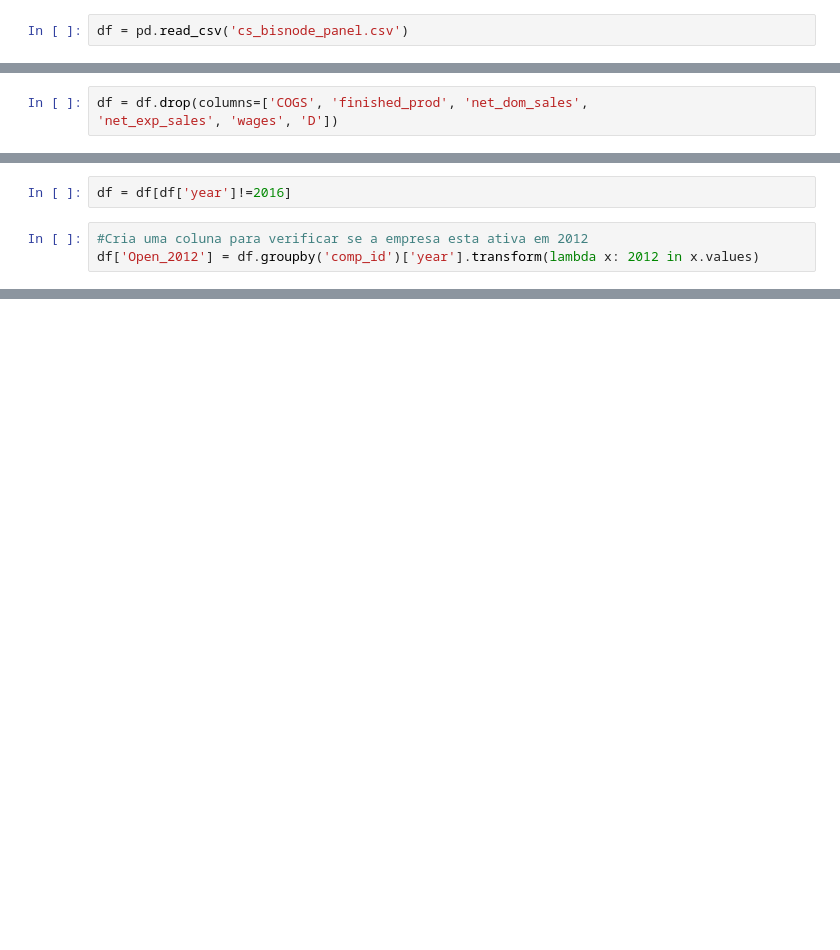
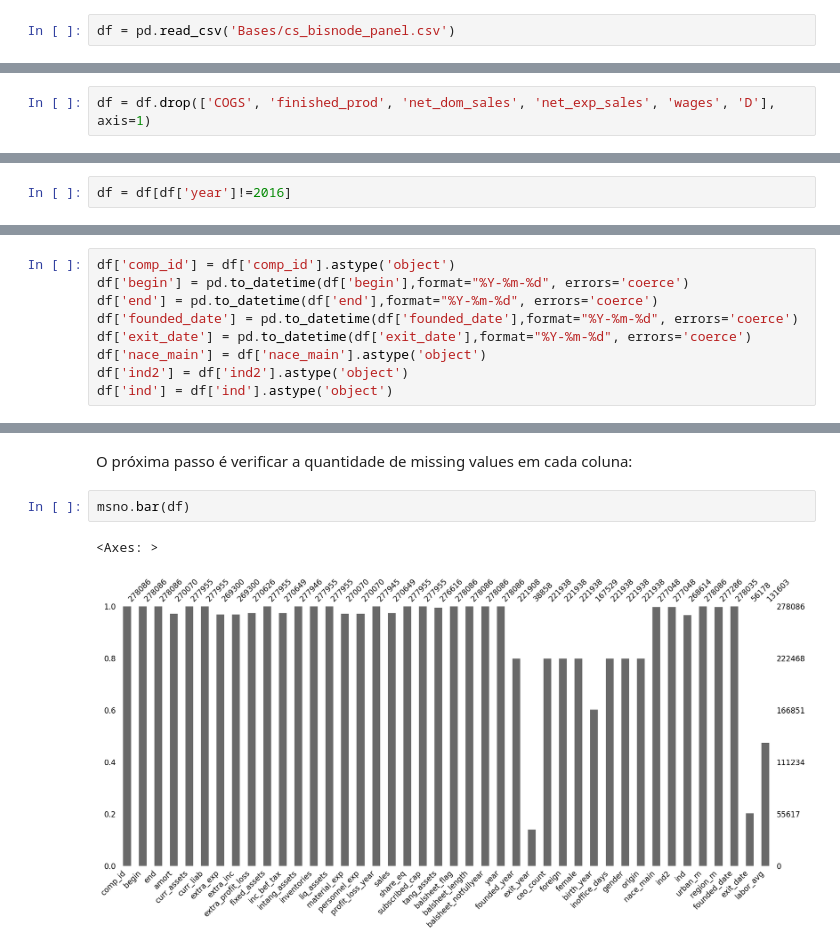
Before and after one commit to adambry/Atividade_Integradora_1T, a Jupyter notebook: Projeto_Integrador.ipynb, the cells around one changed output, grey strips where cells are left out. Drawn from its saved outputs; the diff is of its cells as text; blank space fills up the shorter version.

```diff
--- a/Projeto_Integrador.ipynb
+++ b/Projeto_Integrador.ipynb
@@ -6,2 +21,2 @@ import matplotlib
 # %%
-df = pd.read_csv('cs_bisnode_panel.csv')
+df = pd.read_csv('Bases/cs_bisnode_panel.csv')
@@ -46,3 +25,2 @@ dtype: int64
 # %%
-df = df.drop(columns=['COGS', 'finished_prod', 'net_dom_sales',
-'net_exp_sales', 'wages', 'D'])
+df = df.drop(['COGS', 'finished_prod', 'net_dom_sales', 'net_exp_sales', 'wages', 'D'], axis=1)
@@ -60,5 +29,2 @@ msno.matrix(df)
 # %%
 df = df[df['year']!=2016]
-# %%
-#Cria uma coluna para verificar se a empresa esta ativa em 2012
-df['Open_2012'] = df.groupby('comp_id')['year'].transform(lambda x: 2012 in x.values)
@@ -87,0 +85,9 @@ test['comp_id'].nunique()
+# %%
+df['comp_id'] = df['comp_id'].astype('object')
+df['begin'] = pd.to_datetime(df['begin'],format="%Y-%m-%d", errors='coerce')
+df['end'] = pd.to_datetime(df['end'],format="%Y-%m-%d", errors='coerce')
+df['founded_date'] = pd.to_datetime(df['founded_date'],format="%Y-%m-%d", errors='coerce')
+df['exit_date'] = pd.to_datetime(df['exit_date'],format="%Y-%m-%d", errors='coerce')
+df['nace_main'] = df['nace_main'].astype('object')
+df['ind2'] = df['ind2'].astype('object')
+df['ind'] = df['ind'].astype('object')
@@ -87,0 +115,7 @@ test['comp_id'].nunique()
+# %% [markdown]
+O próxima passo é verificar a quantidade de missing values em cada coluna:
+# %%
+msno.bar(df)
+# %% [output]
+<Axes: >
+[figure, added]
```
Also changed, not shown: parts of 72 cells of this notebook.
